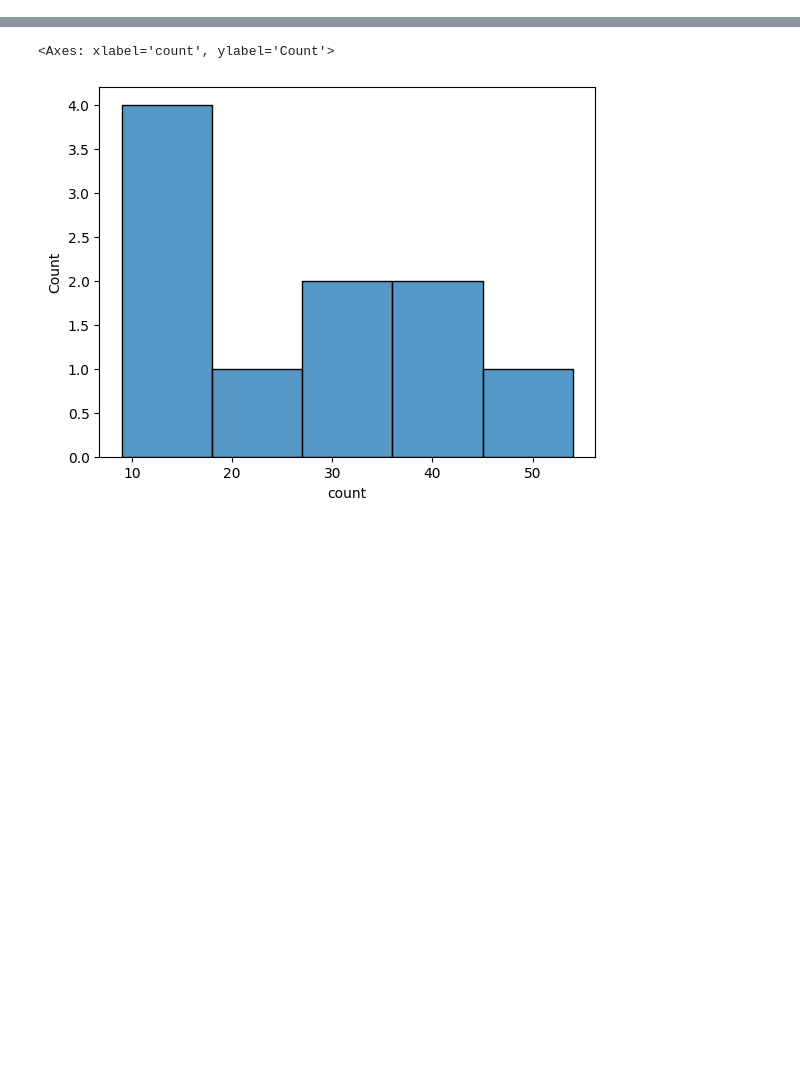
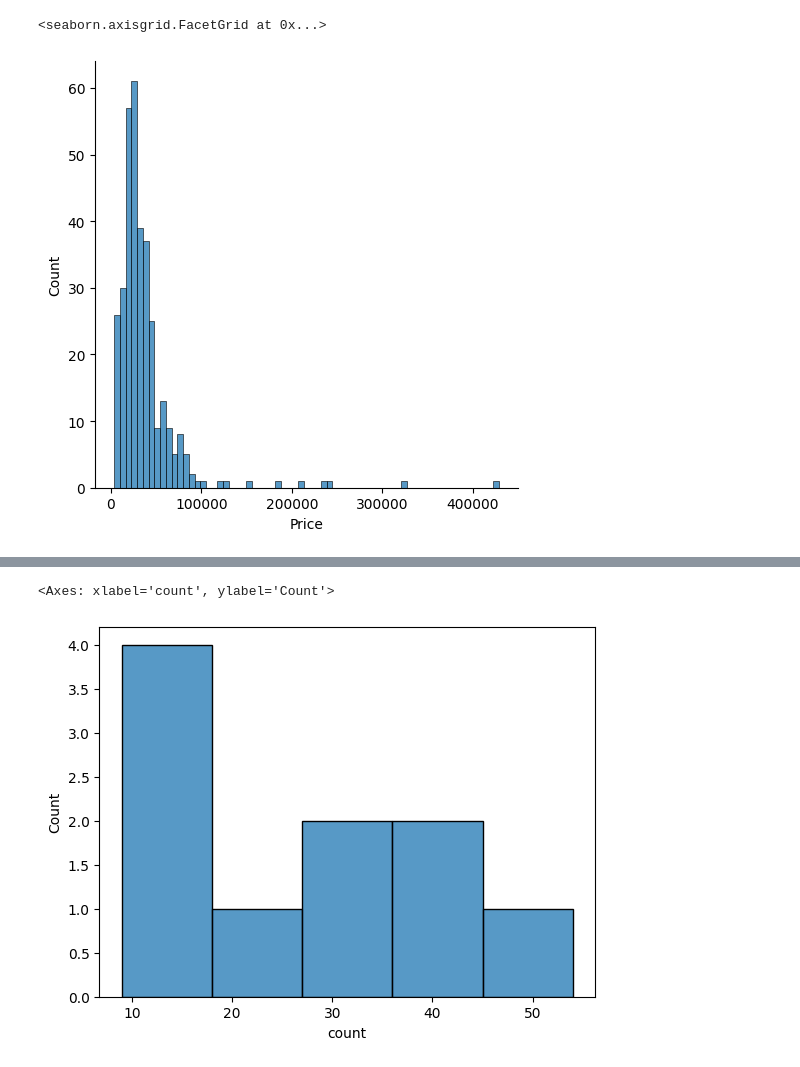
Before and after one commit to kaimg/scraper-turbo, a Jupyter notebook: data_cleaning.ipynb, the cells around one changed output, grey strips where cells are left out. Cells and saved outputs as stored; diff of their text form; code cells hidden in the pictures; blank space fills up the shorter version.

```diff
--- a/data_cleaning.ipynb
+++ b/data_cleaning.ipynb
@@ -70,7 +12,0 @@ df
-# %%
-# Step 1: Remove spaces and any non-numeric character except digits
-df['Qiymət'] = df['Qiymət'].str.replace(r'\s+', '', regex=True).astype(int)
-
-# Optional: Convert to float if needed
-df['Qiymət'] = df['Qiymət'].astype(float)
-sns.displot(df["Qiymət"])
@@ -79,0 +13,33 @@ sns.displot(df["Qiymət"])
+# %%
+df.rename(columns={
+    "Qiymət": "Price",
+    "Valyuta": "Currency",
+    "Şəhər": "City",
+    "Marka": "Marka",
+    "Model": "Model",
+    "Buraxılış ili": "Production_Year",
+    "Ban növü": "Ban_Type",
+    "Rəng": "Color",
+    "Mühərrik": "Engine",
+    "Yürüş": "Mileage",
+    "Sürətlər qutusu": "Gearbox",
+    "Ötürücü": "Transmission",
+    "Yeni": "New",
+    "Yerlərin sayısı": "Seats",
+    "Vəziyyəti": "Condition",
+    "Hansı bazar üçün yığılıb": "Bazar_Type",
+    "Sahiblər": "Owners",
+    "Qəzalı": "Accident_History"
+}, inplace=True)
+
+df[['Engine_Volume', 'Engine_Power', 'Fuel_Type']] = df['Engine'].str.extract(
+    r'([0-9]+\.*[0-9]*)\s*L\s*/\s*([0-9]+)\s*a\.g\.\s*/\s*(.*)'
+)
+
+# Convert numeric columns safely
+df['Engine_Volume'] = df['Engine_Volume'].astype(float)
+df['Engine_Power'] = df['Engine_Power'].astype('Int64')
+df['Fuel_Type'] = df['Fuel_Type'].astype('category')
+
+df.head()
+df
@@ -79,0 +108,8 @@ sns.displot(df["Qiymət"])
+# %%
+price_data = df['Price'].str.replace(r'\s+', '', regex=True).astype(int)
+
+price_data = price_data.astype(float)
+sns.displot(data=price_data)
+# %% [output]
+<seaborn.axisgrid.FacetGrid at 0x...>
+[figure, added]
```
Also changed, not shown: parts of 7 cells of this notebook, 1 other file.
